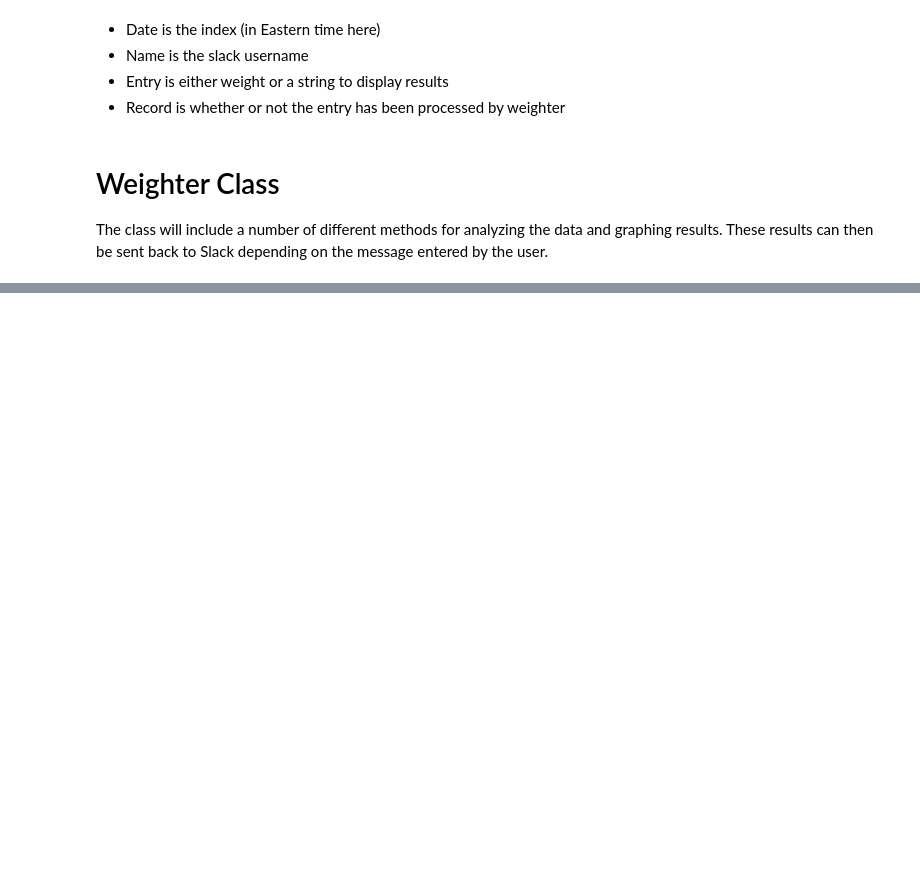
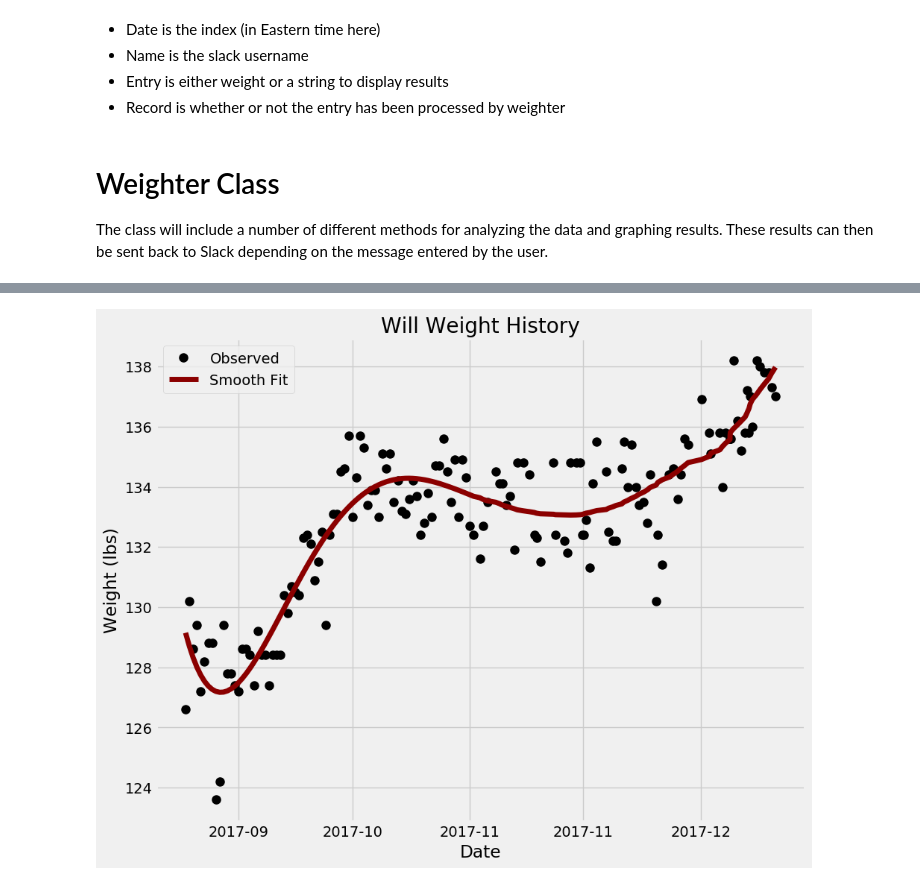
Before and after one commit to WillKoehrsen/Data-Analysis, a Jupyter notebook: weighter/Weighter Development.ipynb, the cells around one changed output, grey strips where cells are left out. Drawn from its saved outputs; the diff is of its cells as text; code cells hidden in the pictures; blank space fills up the shorter version.

```diff
--- a/weighter/Weighter Development.ipynb
+++ b/weighter/Weighter Development.ipynb
@@ -296,0 +442,4 @@ weighter = Weighter(weights)
+# %%
+weighter.history_plot('Will')
+# %% [output]
+[figure, added]
```
Also changed, not shown: parts of 30 cells of this notebook.
